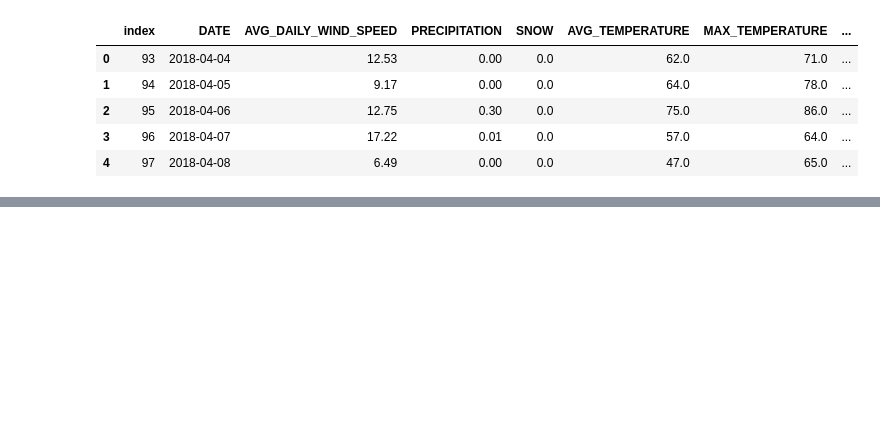
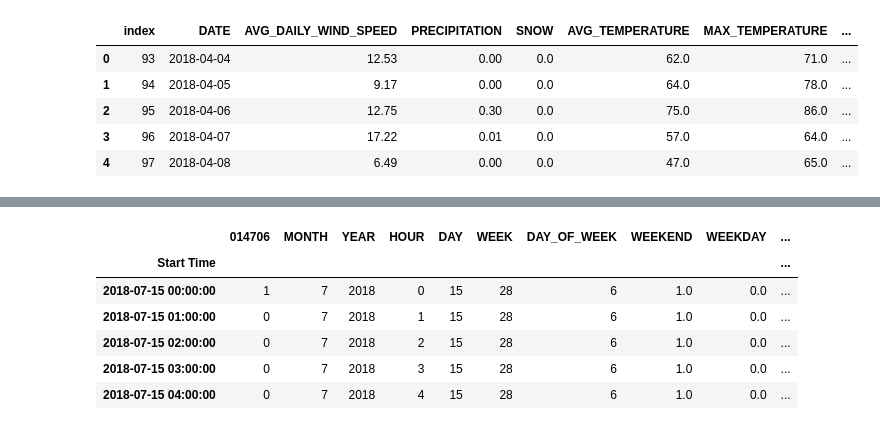
Before and after one commit to sameerabalay/Dockless_Mobility, a Jupyter notebook: src/Modeling/Random_Forest.ipynb, the cells around one changed output, grey strips where cells are left out. Saved outputs shown, nothing was run; the diff lists cells and outputs as text; code cells hidden in the pictures; blank space fills up the shorter version.

```diff
--- a/src/Modeling/Random_Forest.ipynb
+++ b/src/Modeling/Random_Forest.ipynb
@@ -289,3 +308,15 @@ test.head(5)
 | 2018-11-29 20:00:00 | 2 | 11 | 2018 | 20 | 29 | 48 | 3 | 0.0 | 1.0 | 2018-11-29 | ... |
 | 2018-11-29 21:00:00 | 0 | 11 | 2018 | 21 | 29 | 48 | 3 | 0.0 | 1.0 | 2018-11-29 | ... |
 | 2018-11-29 22:00:00 | 2 | 11 | 2018 | 22 | 29 | 48 | 3 | 0.0 | 1.0 | 2018-11-29 | ... |
+# %%
+train.pop('DATE')
+train.pop('index')
+train.head(5)
+# %% [output]
+|  | 014706 | MONTH | YEAR | HOUR | DAY | WEEK | DAY_OF_WEEK | WEEKEND | WEEKDAY | ... |
+| Start Time |  |  |  |  |  |  |  |  |  | ... |
+| 2018-07-15 00:00:00 | 1 | 7 | 2018 | 0 | 15 | 28 | 6 | 1.0 | 0.0 | ... |
+| 2018-07-15 01:00:00 | 0 | 7 | 2018 | 1 | 15 | 28 | 6 | 1.0 | 0.0 | ... |
+| 2018-07-15 02:00:00 | 0 | 7 | 2018 | 2 | 15 | 28 | 6 | 1.0 | 0.0 | ... |
+| 2018-07-15 03:00:00 | 0 | 7 | 2018 | 3 | 15 | 28 | 6 | 1.0 | 0.0 | ... |
+| 2018-07-15 04:00:00 | 0 | 7 | 2018 | 4 | 15 | 28 | 6 | 1.0 | 0.0 | ... |
```
Also changed, not shown: parts of 16 cells of this notebook.
